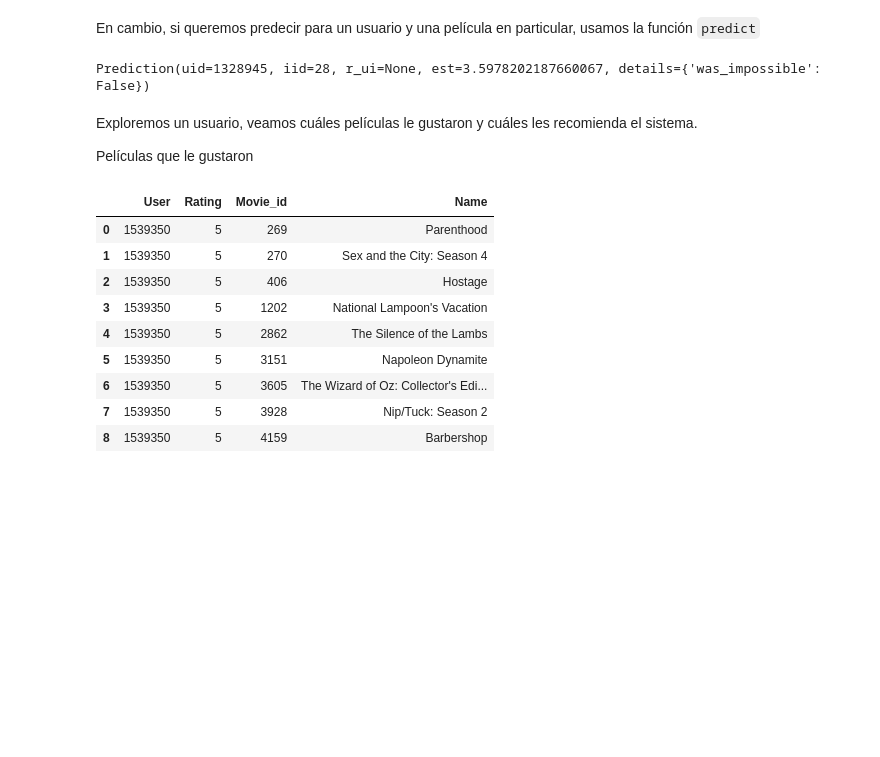
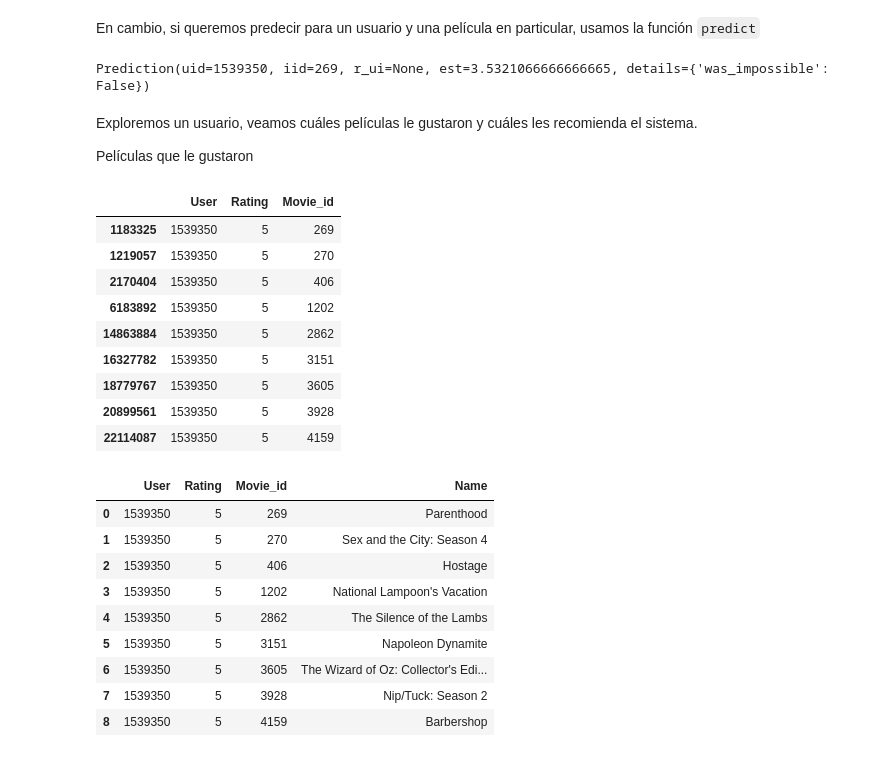
Before and after one commit to franpossetto/acamica-ds-spr3, a Jupyter notebook: DS_Bitácora_38_SR_SVD.ipynb, the cells around one changed output. Drawn from its saved outputs; the diff is of its cells as text; code cells hidden in the pictures; blank space fills up the shorter version.

```diff
--- a/DS_Bitácora_38_SR_SVD.ipynb
+++ b/DS_Bitácora_38_SR_SVD.ipynb
@@ -123,13 +90,28 @@ Prediction(uid=1115532, iid=30, r_ui=5.0, est=3.7116552426532627, details={'was_
 # %% [markdown]
 En cambio, si queremos predecir para un usuario y una película en particular, usamos la función `predict`
 # %%
-algo.predict(1328945,28)
+algo.predict(1539350,269)
 # %% [output]
-Prediction(uid=1328945, iid=28, r_ui=None, est=3.5978202187660067, details={'was_impossible': False})
+Prediction(uid=1539350, iid=269, r_ui=None, est=3.5321066666666665, details={'was_impossible': False})
 # %% [markdown]
 Exploremos un usuario, veamos cuáles películas le gustaron y cuáles les recomienda el sistema.
 
 Películas que le gustaron
+# %%
+usuario = 1539350
+rating = 5
+df1[(df1['User'] == usuario) & (df1['Rating'] >= rating)]
+# %% [output]
+|  | User | Rating | Movie_id |
+| 1183325 | 1539350 | 5 | 269 |
+| 1219057 | 1539350 | 5 | 270 |
+| 2170404 | 1539350 | 5 | 406 |
+| 6183892 | 1539350 | 5 | 1202 |
+| 14863884 | 1539350 | 5 | 2862 |
+| 16327782 | 1539350 | 5 | 3151 |
+| 18779767 | 1539350 | 5 | 3605 |
+| 20899561 | 1539350 | 5 | 3928 |
+| 22114087 | 1539350 | 5 | 4159 |
 # %%
 usuario = 1539350
 rating = 5   # le pedimos peliculas a las que haya puesto 4 o 5 estrellas
```
Also changed, not shown: parts of 18 cells of this notebook.
